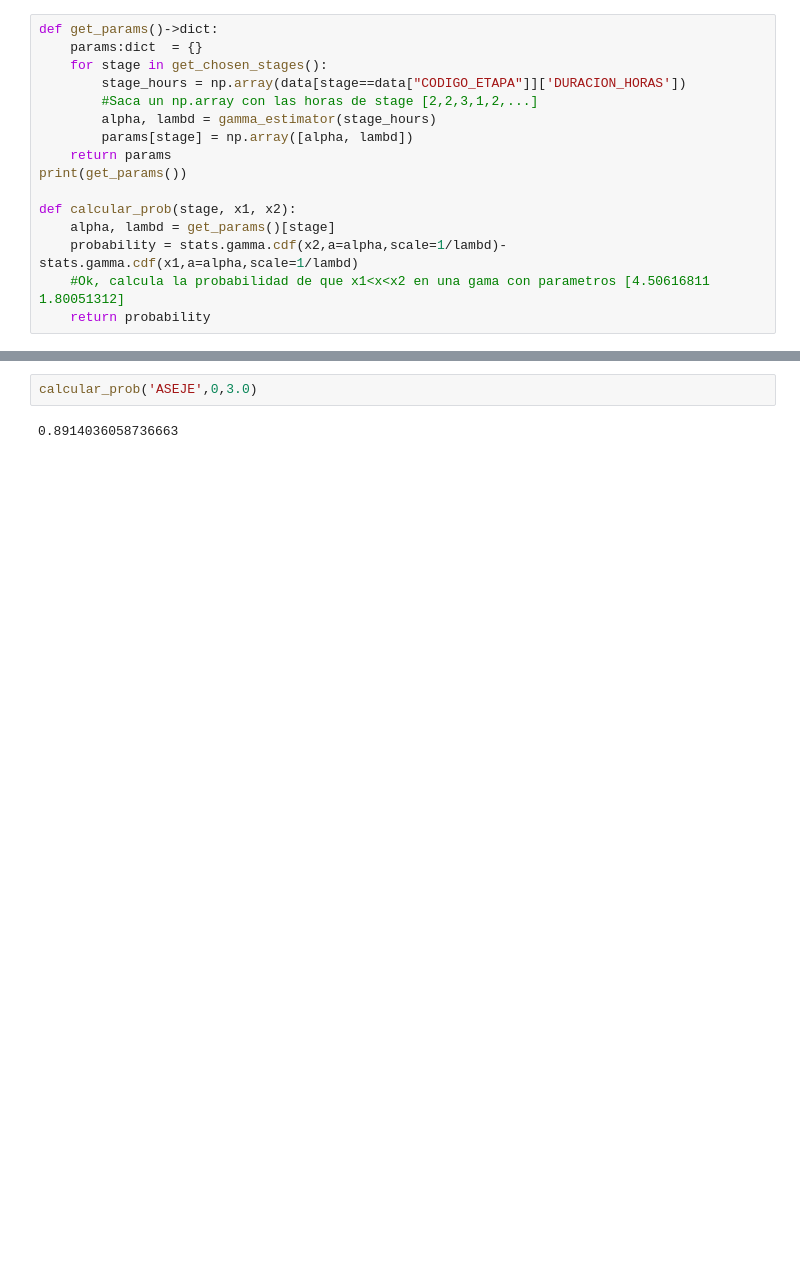
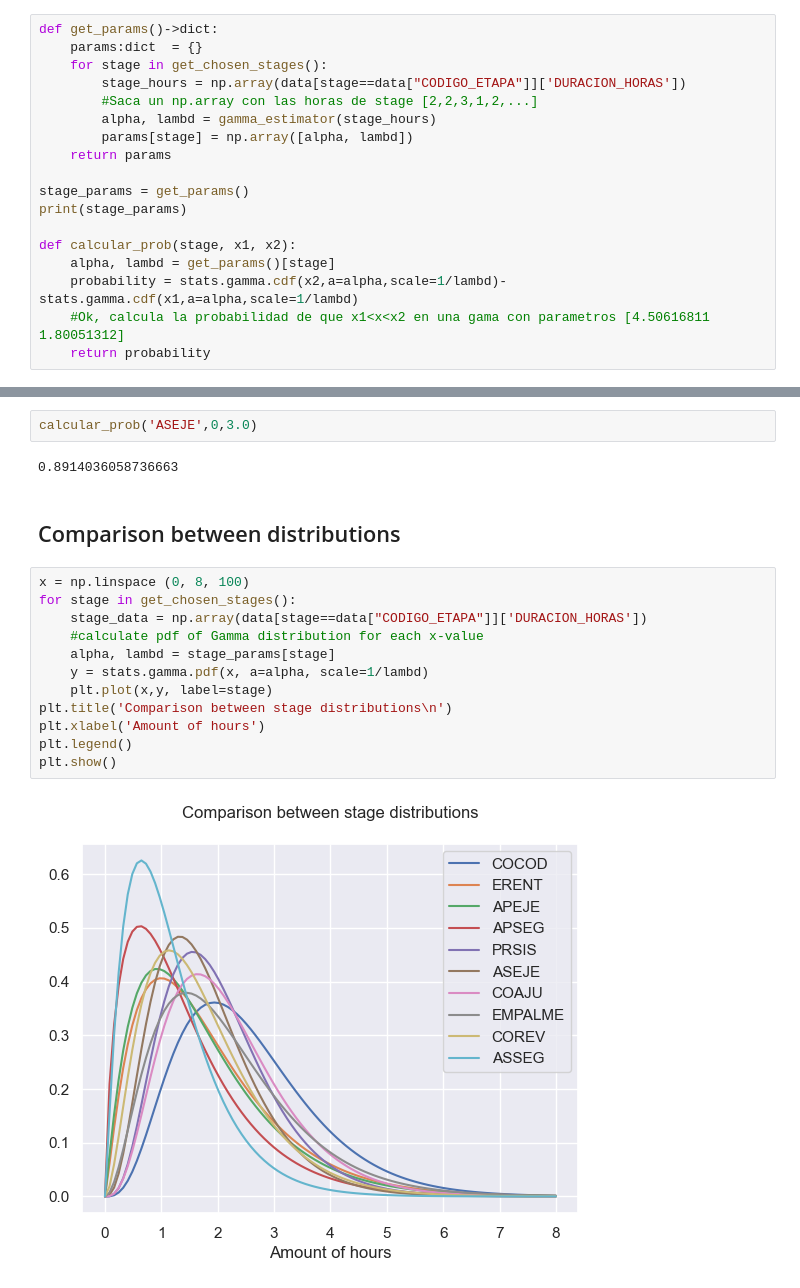
Before and after one commit to jrsalgadoASW/hw4_ares, a Jupyter notebook: model_creation.ipynb, the cells around one changed output, grey strips where cells are left out. Saved outputs shown, nothing was run; the diff lists cells and outputs as text; blank space fills up the shorter version.

Commit message:
Comparison between dist added

```diff
--- a/model_creation.ipynb
+++ b/model_creation.ipynb
@@ -597,7 +597,9 @@ def get_params()->dict:
         alpha, lambd = gamma_estimator(stage_hours)
         params[stage] = np.array([alpha, lambd])
     return params
-print(get_params())
+
+stage_params = get_params()
+print(stage_params)
 
 def calcular_prob(stage, x1, x2):
     alpha, lambd = get_params()[stage]
@@ -610,3 +612,19 @@ def calcular_prob(stage, x1, x2):
 calcular_prob('ASEJE',0,3.0)
 # %% [output]
 0.8914036058736663
+# %% [markdown]
+## Comparison between distributions
+# %%
+x = np.linspace (0, 8, 100)
+for stage in get_chosen_stages():
+    stage_data = np.array(data[stage==data["CODIGO_ETAPA"]]['DURACION_HORAS'])
+    #calculate pdf of Gamma distribution for each x-value
+    alpha, lambd = stage_params[stage]
+    y = stats.gamma.pdf(x, a=alpha, scale=1/lambd)
+    plt.plot(x,y, label=stage)
+plt.title('Comparison between stage distributions\n')
+plt.xlabel('Amount of hours')
+plt.legend()
+plt.show()
+# %% [output]
+[figure, added]
```
